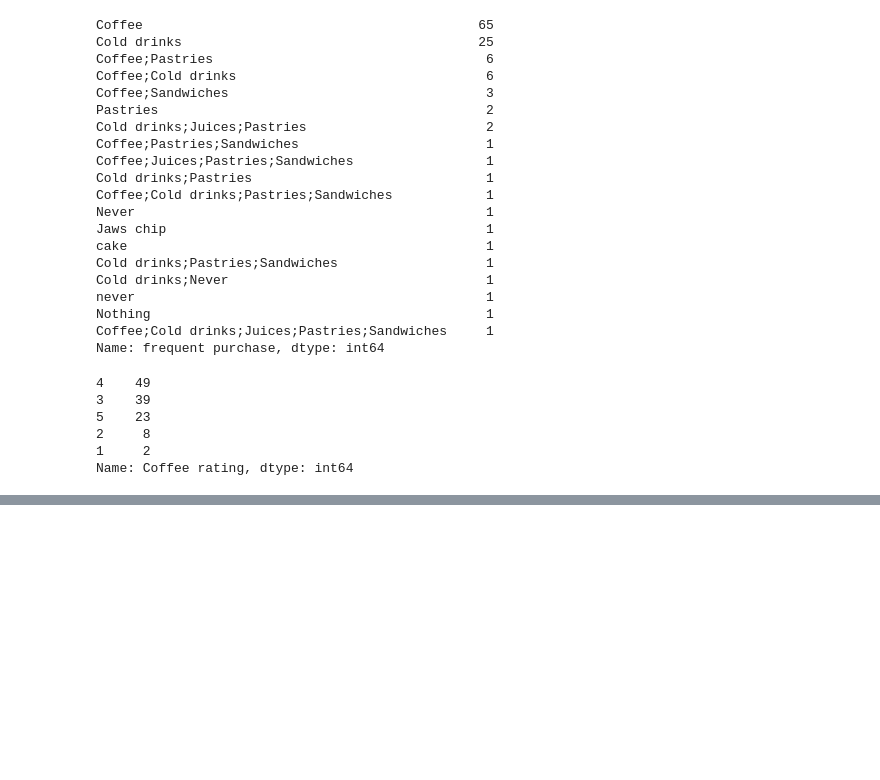
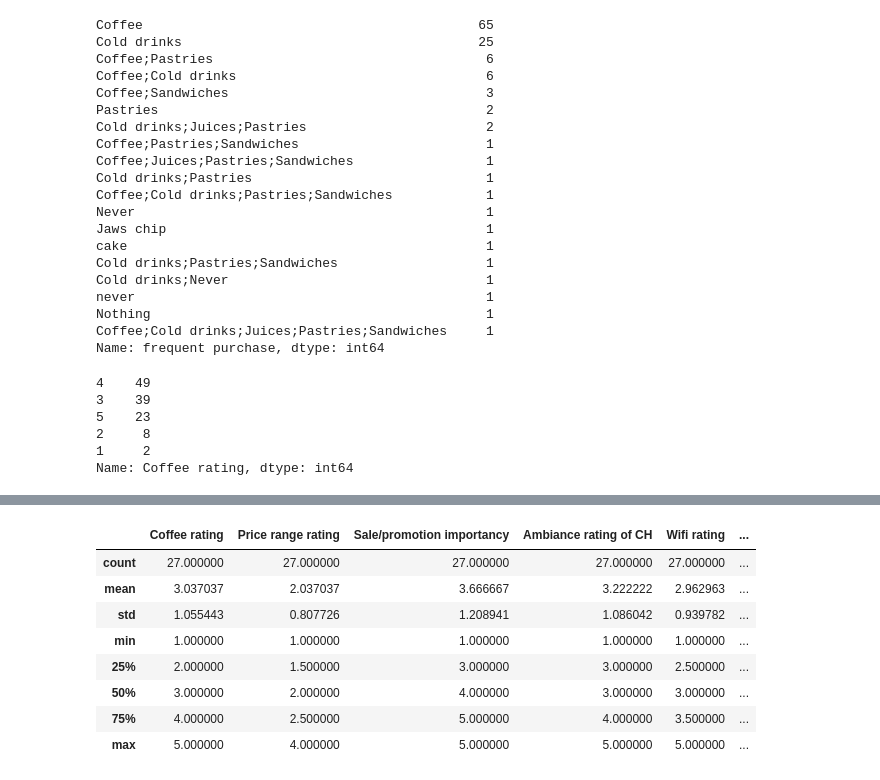
Before and after one commit to Joakimanochie/Data_analytics, a Jupyter notebook: Coffee house retention analysis.ipynb, the cells around one changed output, grey strips where cells are left out. Cells and saved outputs as stored; diff of their text form; code cells hidden in the pictures; blank space fills up the shorter version.

```diff
--- a/Coffee house retention analysis.ipynb
+++ b/Coffee house retention analysis.ipynb
@@ -219,0 +289,12 @@ Name: Coffee rating, dtype: int64
+# %%
+not_returning.describe(incl)
+# %% [output]
+|  | Coffee rating | Price range rating | Sale/promotion importancy | Ambiance rating of CH | Wifi rating | ... |
+| count | 27.000000 | 27.000000 | 27.000000 | 27.000000 | 27.000000 | ... |
+| mean | 3.037037 | 2.037037 | 3.666667 | 3.222222 | 2.962963 | ... |
+| std | 1.055443 | 0.807726 | 1.208941 | 1.086042 | 0.939782 | ... |
+| min | 1.000000 | 1.000000 | 1.000000 | 1.000000 | 1.000000 | ... |
+| 25% | 2.000000 | 1.500000 | 3.000000 | 3.000000 | 2.500000 | ... |
+| 50% | 3.000000 | 2.000000 | 4.000000 | 3.000000 | 3.000000 | ... |
+| 75% | 4.000000 | 2.500000 | 5.000000 | 4.000000 | 3.500000 | ... |
+| max | 5.000000 | 4.000000 | 5.000000 | 5.000000 | 5.000000 | ... |
```
Also changed, not shown: parts of 7 cells of this notebook.
